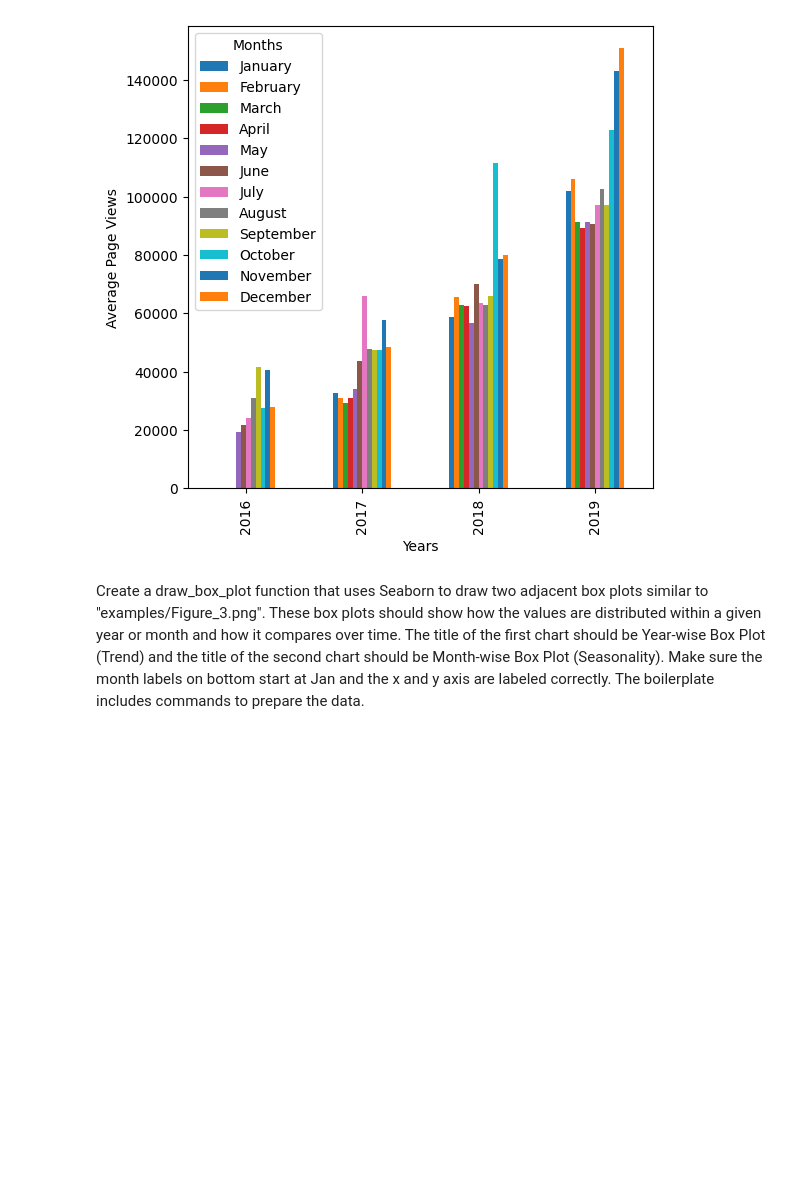
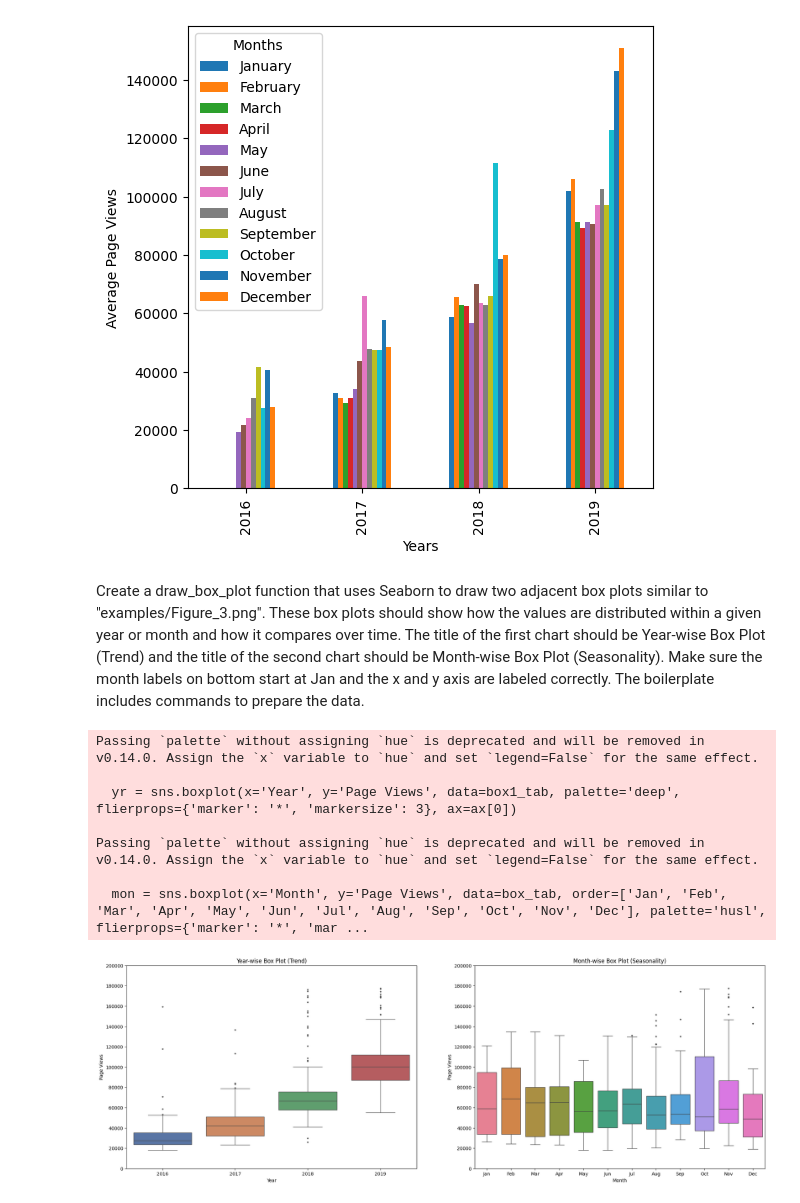
Before and after one commit to Gedis-Nov/dapy_assignments, a Jupyter notebook: time_series_visualizer/time_series_visualizer.ipynb, the cells around one changed output. Saved outputs shown, nothing was run; the diff lists cells and outputs as text; code cells hidden in the pictures; blank space fills up the shorter version.

Commit message:
Completed Notebook time_series_visualizer

```diff
--- a/time_series_visualizer/time_series_visualizer.ipynb
+++ b/time_series_visualizer/time_series_visualizer.ipynb
@@ -74,3 +74,31 @@ bplot
 [figure]
 # %% [markdown]
 Create a draw_box_plot function that uses Seaborn to draw two adjacent box plots similar to "examples/Figure_3.png". These box plots should show how the values are distributed within a given year or month and how it compares over time. The title of the first chart should be Year-wise Box Plot (Trend) and the title of the second chart should be Month-wise Box Plot (Seasonality). Make sure the month labels on bottom start at Jan and the x and y axis are labeled correctly. The boilerplate includes commands to prepare the data.
+# %%
+box1_tab = tab.reset_index()
+box1_tab['date'] = box1_tab['date'].dt.year
+box1_tab.columns = ['Year', 'Page Views']
+
+
+box_tab = tab.reset_index()
+box_tab['date'] = box_tab['date'].dt.month_name().str[:3]
+box_tab.columns = ['Month', 'Page Views']
+
+fig, ax = plt.subplots(1, 2, figsize=(25,8))
+ax[0].set_title('Year-wise Box Plot (Trend)')
+ax[1].set_title('Month-wise Box Plot (Seasonality)')
+
+yr = sns.boxplot(x='Year', y='Page Views', data=box1_tab, palette='deep', flierprops={'marker': '*', 'markersize': 3}, ax=ax[0])
+yr.set_yticks(np.arange(0,220000,20000))
+mon = sns.boxplot(x='Month', y='Page Views', data=box_tab, order=['Jan', 'Feb', 'Mar', 'Apr', 'May', 'Jun', 'Jul', 'Aug', 'Sep', 'Oct', 'Nov', 'Dec'], palette='husl', flierprops={'marker': '*', 'markersize': 3}, ax=ax[1])
+mon.set_yticks(np.arange(0,220000,20000))
+plt.show()
+# %% [output]
+Passing `palette` without assigning `hue` is deprecated and will be removed in v0.14.0. Assign the `x` variable to `hue` and set `legend=False` for the same effect.
+
+  yr = sns.boxplot(x='Year', y='Page Views', data=box1_tab, palette='deep', flierprops={'marker': '*', 'markersize': 3}, ax=ax[0])
+
+Passing `palette` without assigning `hue` is deprecated and will be removed in v0.14.0. Assign the `x` variable to `hue` and set `legend=False` for the same effect.
+
+  mon = sns.boxplot(x='Month', y='Page Views', data=box_tab, order=['Jan', 'Feb', 'Mar', 'Apr', 'May', 'Jun', 'Jul', 'Aug', 'Sep', 'Oct', 'Nov', 'Dec'], palette='husl', flierprops={'marker': '*', 'mar ...
+[figure, added]
```
Also changed, not shown: parts of 1 cell of this notebook, 1 other file.
